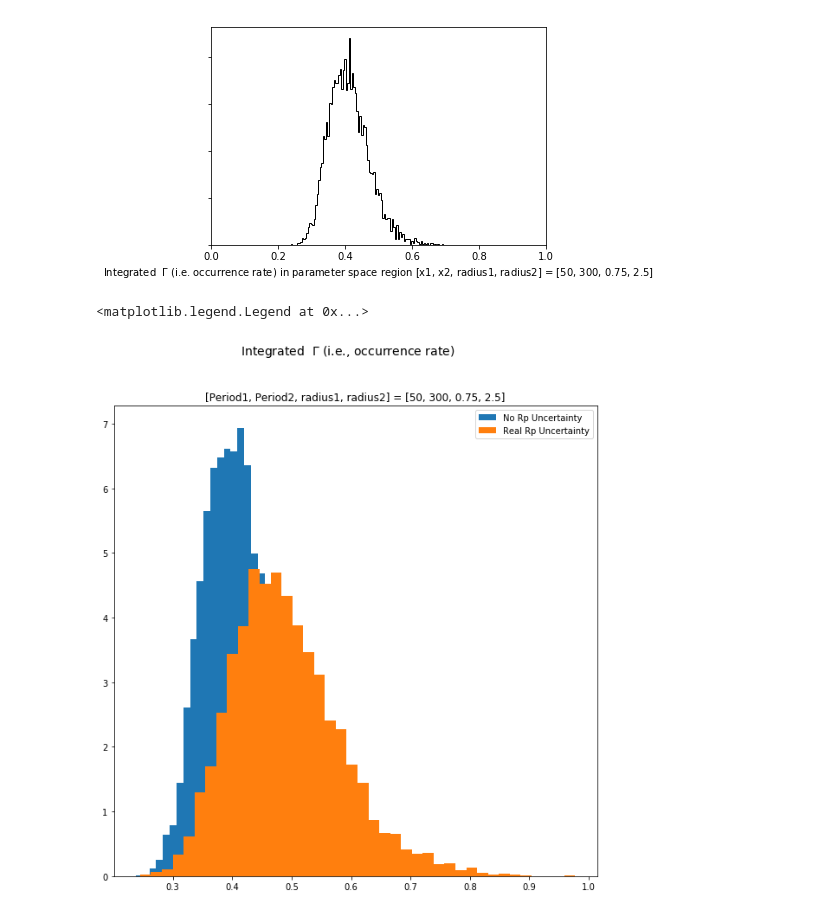
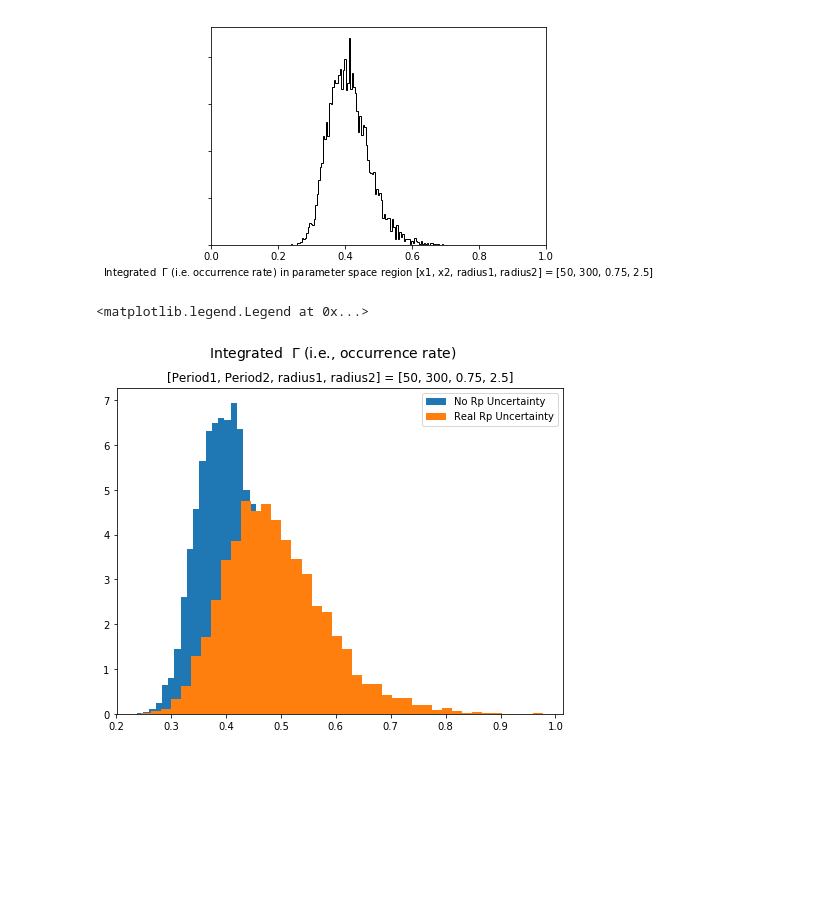
Before and after one commit to mshabram/PyStan_Kepler_Exoplanet_Populations, a Jupyter notebook: occurrence_rate_plotting.ipynb, the cells around one changed output. Drawn from its saved outputs; the diff is of its cells as text; code cells hidden in the pictures; blank space fills up the shorter version.

```diff
--- a/occurrence_rate_plotting.ipynb
+++ b/occurrence_rate_plotting.ipynb
@@ -144,16 +144,14 @@ pl.gca().set_xlim([0,1])
 16, 50, 84 percentile range for integrated gamma = [0.35157338 0.40546805 0.46810479]
 (0, 1)
 [figure]
-# %%
-pl.rcParams["figure.figsize"] = (10,10)
 # %%
-
+pl.rcParams["figure.figsize"] = (8,6)
 pl.hist(int_gamma_samples_no_uncs, 40, normed='true',label='No Rp Uncertainty')
 #pl.hist(int_gamma_samples_small_uncs, 10, normed='true',label='Small Rp Uncertainty')
 pl.hist(int_gamma_samples_real_uncs, 40, normed='true',label='Real Rp Uncertainty')
 pl.suptitle(r"Integrated  $\Gamma$ (i.e., occurrence rate)", fontsize=14)
 pl.title("[Period1, Period2, radius1, radius2] = {0}".format([x1,x2,radius1,radius2]));
 pl.legend()
 # %% [output]
 <matplotlib.legend.Legend at 0x...>
-[figure, old version]
+[figure, new version]
```
Also changed, not shown: parts of 2 cells of this notebook.
